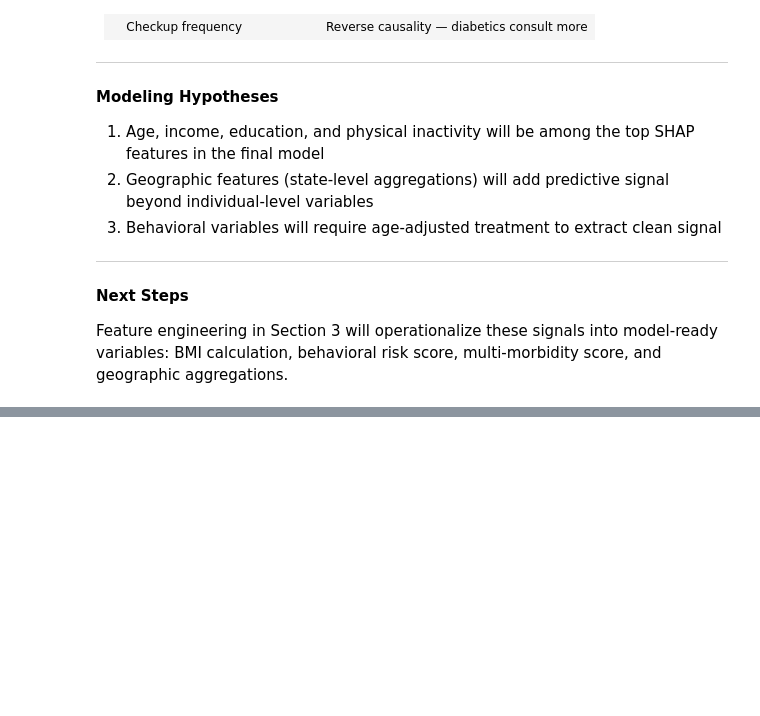
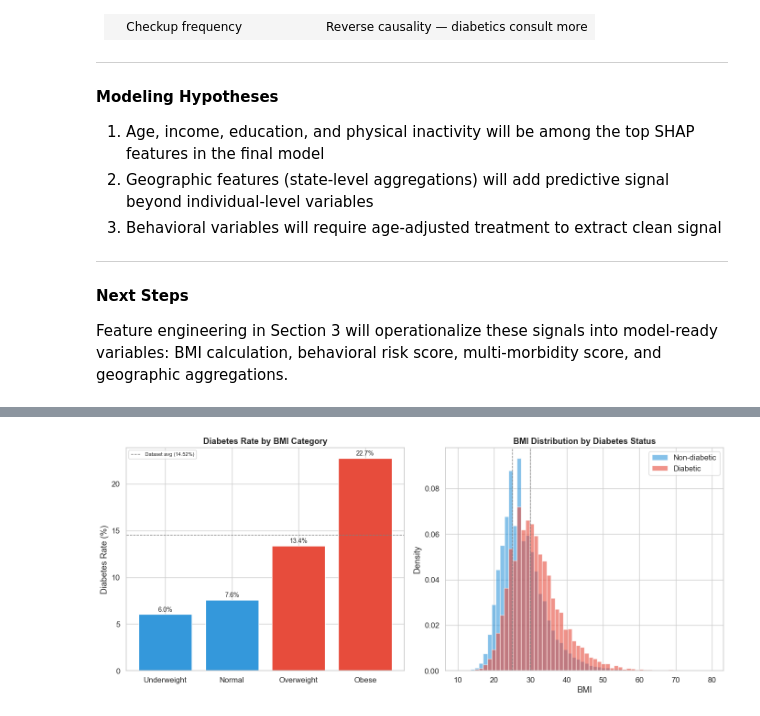
Before and after one commit to ArvindB75/silent-risk-chronic-disease, a Jupyter notebook: notebooks/silent_risk_brfss_2024.ipynb, the cells around one changed output, grey strips where cells are left out. Cells and saved outputs as stored; diff of their text form; code cells hidden in the pictures; blank space fills up the shorter version.

Commit message:
Section 3 — feature engineering: BMI, behavioral risk score, multi-morbidity score, under-care index, geographic aggregations, final feature selection

```diff
--- a/notebooks/silent_risk_brfss_2024.ipynb
+++ b/notebooks/silent_risk_brfss_2024.ipynb
@@ -1094,0 +1193,12 @@ Feature engineering in Section 3 will operationalize these signals into model-re
+# %%
+df_clean['TARGET_DIABETES'] = df_model['TARGET_DIABETES'].values
+df_clean['STATE'] = df_model['STATE'].values
+
+# Defragment
+df_clean = df_clean.copy()
+
+# Now diabetes rate by BMI category
+bmi_rates = df_clean.groupby('BMI_CAT')['TARGET_DIABETES'].mean() * 100
+bmi_rates = bmi_rates.reindex(['Underweight', 'Normal', 'Overweight', 'Obese'])
+print("--- Diabetes Rate by BMI Category ---")
+print(bmi_rates.round(2))
@@ -1094,0 +1294,36 @@ Feature engineering in Section 3 will operationalize these signals into model-re
+# %%
+# --- BMI visualization ---
+
+fig, axes = plt.subplots(1, 2, figsize=(14, 6))
+
+# Plot 1 — Diabetes rate by BMI category
+colors = ['#3498db', '#3498db', '#e74c3c', '#e74c3c']
+bars = axes[0].bar(bmi_rates.index, bmi_rates.values, color=colors, edgecolor='white')
+axes[0].axhline(14.52, color='gray', linestyle='--', linewidth=1, label='Dataset avg (14.52%)')
+axes[0].set_title('Diabetes Rate by BMI Category', fontweight='bold')
+axes[0].set_ylabel('Diabetes Rate (%)')
+axes[0].legend(fontsize=8)
+for bar, val in zip(bars, bmi_rates.values):
+    axes[0].text(bar.get_x() + bar.get_width()/2, val + 0.3,
+                 f'{val:.1f}%', ha='center', fontsize=10)
+
+# Plot 2 — BMI distribution by diabetes status
+df_bmi = df_clean[df_clean['BMI'].notna()].copy()
+df_bmi['Diabetes'] = df_bmi['TARGET_DIABETES'].map({1: 'Diabetic', 0: 'Non-diabetic'})
+axes[1].hist(df_bmi[df_bmi['TARGET_DIABETES']==0]['BMI'],
+             bins=60, alpha=0.6, color='#3498db', label='Non-diabetic', density=True)
+axes[1].hist(df_bmi[df_bmi['TARGET_DIABETES']==1]['BMI'],
+             bins=60, alpha=0.6, color='#e74c3c', label='Diabetic', density=True)
+axes[1].set_title('BMI Distribution by Diabetes Status', fontweight='bold')
+axes[1].set_xlabel('BMI')
+axes[1].set_ylabel('Density')
+axes[1].legend()
+axes[1].axvline(25, color='gray', linestyle='--', linewidth=1)
+axes[1].axvline(30, color='gray', linestyle='--', linewidth=1)
+
+plt.tight_layout()
+plt.savefig('/Users/arvind.b/Documents/silent-risk-chronic-disease/reports/figures/bmi_diabetes_rate.png',
+            dpi=150, facecolor='white')
+plt.show()
+# %% [output]
+[figure, added]
```
Also changed, not shown: parts of 20 cells of this notebook.
